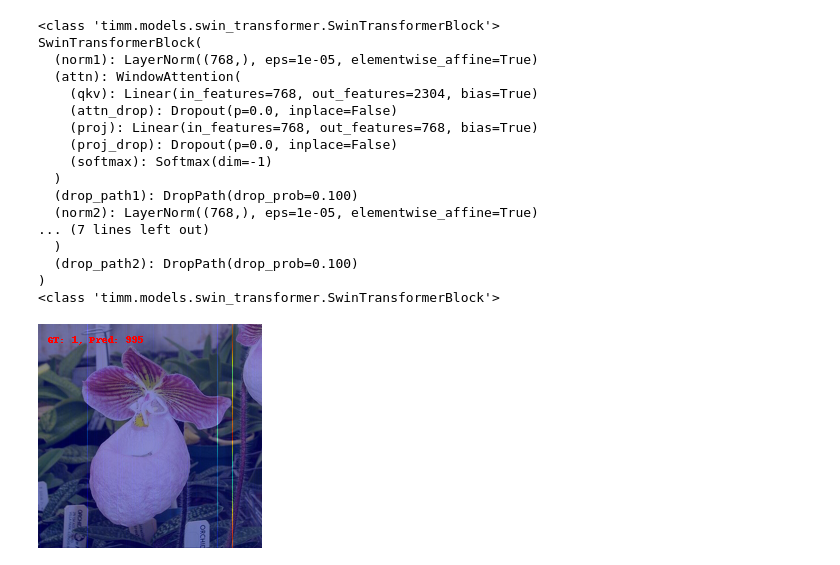
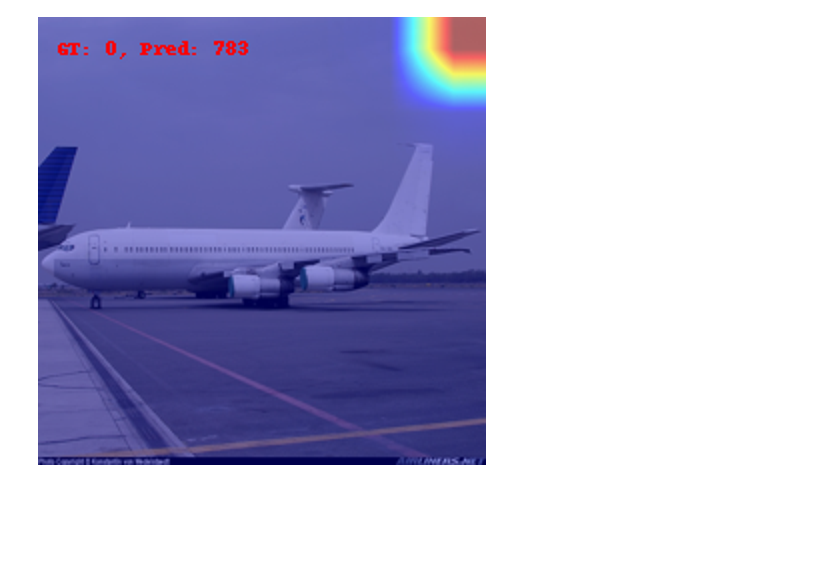
Before and after one commit to pippotek/Fine-Grained-Visual-Classification, a Jupyter notebook: utility/gradcam/grad_cam_example.ipynb, the cells around one changed output. Cells and saved outputs as stored; diff of their text form; code cells hidden in the pictures; blank space fills up the shorter version.

```diff
--- a/utility/gradcam/grad_cam_example.ipynb
+++ b/utility/gradcam/grad_cam_example.ipynb
@@ -27,20 +24,3 @@ def reshape_transform(tensor, height=14, width=14):
     # like in CNNs.
     result = result.transpose(2, 3).transpose(1, 2)
     return result
-# %%
-from torchvision.models import resnet50
-os.chdir("/home/zazza/Documents/ML/Fine-Grained-Visual-Classification")
-from methods.CMAL.builder_resnet import Network_Wrapper
-model = resnet50(weights="DEFAULT")
-
-net_layers = list(model.children())
-net_layers = net_layers[0:8]
-
-model = Network_Wrapper(net_layers, 100)
-
-model = model_load_checkpoint(model, "/home/zazza/Documents/ML/Fine-Grained-Visual-Classification/experiments/ResNet50_CMAL_FGVCAircraft_Big/checkpoint.pth")
-# %%
-import timm
-
-# Load the pre-trained Swin Transformer model
-model = timm.create_model('swin_tiny_patch4_window7_224', pretrained=True)
@@ -196,0 +109,14 @@ testset = torchvision.datasets.Flowers102(root=root+"/data", split="test",
+# %%
+# change this to your data directory
+data_path = "/home/peppe/01_Study/01_University/Semester/2/Intro_to_ML/Project/data"
+
+transform = Autoaugment_preprocess(channels=3, resize_dim=(300,323), crop_dim=(224,224))
+
+testset_images = FGVCAircraft(root=data_path,
+                            download=True,
+                            split="test")
+
+testset = FGVCAircraft(root=data_path,
+                     download=True,
+                     split="test",
+                     transform=transform.transform)
@@ -197,26 +125,11 @@ testset = torchvision.datasets.Flowers102(root=root+"/data", split="test",
 # %%
-grad_cam_viz_with_pred(model=model,
-                        target_class=60,
-                        dim=224,
-                        img=testset_images[20][0],
-                        prediction=model(testset[20][0].unsqueeze(0)).argmax().item(),
-                        ground_truth=testset[20][1])
+grad_cam_aircraft_resnet = grad_cam_viz_with_pred(model=model,
+                                                  target_class=0,
+                                                  dim=224,
+                                                  img=testset_images[10][0],
+                                                  prediction=model(testset[10][0].unsqueeze(0)).argmax().item(),
+                                                  ground_truth=testset[10][1])
-# %% [output]
-<class 'timm.models.swin_transformer.SwinTransformerBlock'>
-SwinTransformerBlock(
-  (norm1): LayerNorm((768,), eps=1e-05, elementwise_affine=True)
-  (attn): WindowAttention(
-    (qkv): Linear(in_features=768, out_features=2304, bias=True)
-    (attn_drop): Dropout(p=0.0, inplace=False)
-    (proj): Linear(in_features=768, out_features=768, bias=True)
-    (proj_drop): Dropout(p=0.0, inplace=False)
-    (softmax): Softmax(dim=-1)
-  )
-  (drop_path1): DropPath(drop_prob=0.100)
-  (norm2): LayerNorm((768,), eps=1e-05, elementwise_affine=True)
-... (7 lines left out)
-  )
-  (drop_path2): DropPath(drop_prob=0.100)
-)
-<class 'timm.models.swin_transformer.SwinTransformerBlock'>
-[figure, removed]
+# %%
+grad_cam_aircraft_resnet.resize((448,448))
+# %% [output]
+[figure, added]
```
Also changed, not shown: parts of 16 cells of this notebook, 1 other file.
